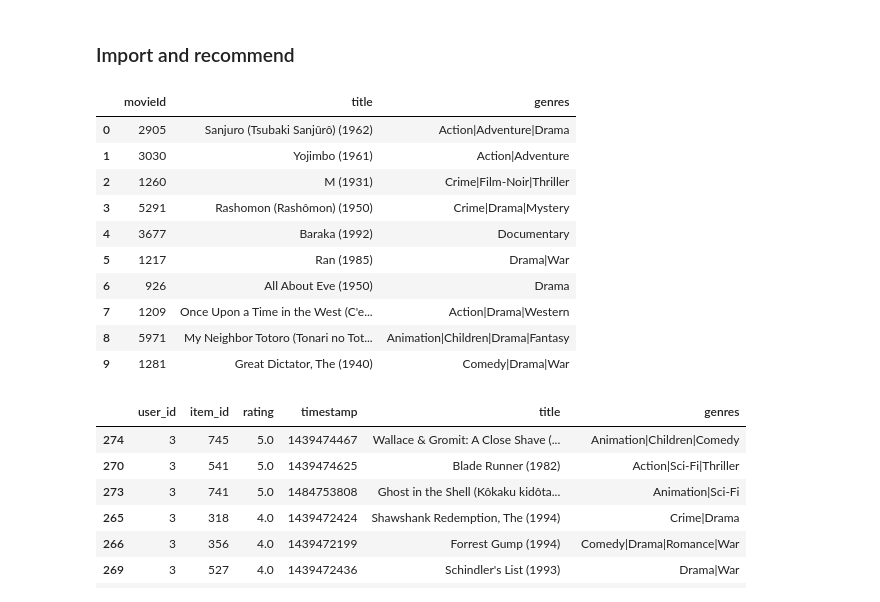
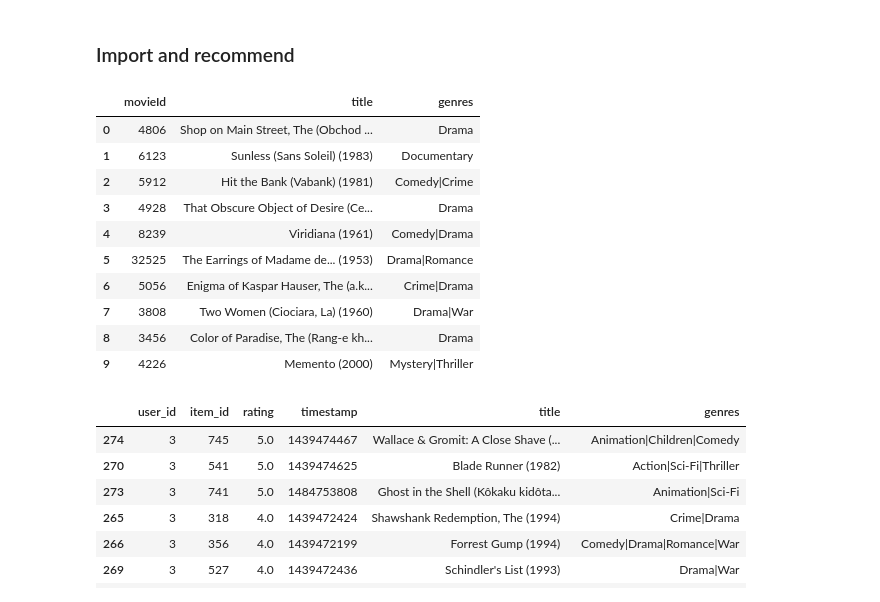
Before and after one commit to cellularegg/uas-soe-python-ss-2025, a Jupyter notebook: models/itembasecollfiltering.ipynb, the cells around one changed output. Drawn from its saved outputs; the diff is of its cells as text; code cells hidden in the pictures.

```diff
--- a/models/itembasecollfiltering.ipynb
+++ b/models/itembasecollfiltering.ipynb
@@ -69,7 +69,7 @@ from lenskit.data import from_interactions_df
 
 # convert df to a Dataset (new in LensKit 2025.2.0)
 # DOCS: https://lkpy.lenskit.org/stable/guide/data/
-lk_dataset = from_interactions_df(movies_ratings_filtered,
+lk_dataset = from_interactions_df(movies_ratings,
                                    user_col='userId',
                                    item_col='movieId',
                                    rating_col='rating',
@@ -495,32 +495,32 @@ with open(export_name, 'rb') as f:
 # %%
 from lenskit.data import RecQuery, ItemList
 
 # Suppose interactions_df is a pandas DataFrame of 10 rated movies for a user.
 # Ensure it has columns 'user_id', 'item_id', 'rating', etc. (rename if necessary).
-user_hist_df = movies_ratings_filtered[10:20].copy()
+user_hist_df = movies_ratings[10:20].copy()
 user_hist_df.rename(columns={'userId': 'user_id', 'movieId': 'item_id'}, inplace=True)
 
 # Create an ItemList for the user's history (dropping the user column):
 hist_items = ItemList.from_df(user_hist_df, keep_user=False)
 
 query = RecQuery(user_id=9999, user_items=hist_items)
 
 # Now get top-N recommendations for this query:
 rec = recommend(imported_model, query, n=10)
 rec_df = rec.to_df()
 rec_df.merge(movies, left_on='item_id', right_on='movieId', how='left')[['movieId', 'title', 'genres']]
 # %% [output]
 |  | movieId | title | genres |
-| 0 | 2905 | Sanjuro (Tsubaki Sanjûrô) (1962) | Action|Adventure|Drama |
-| 1 | 3030 | Yojimbo (1961) | Action|Adventure |
-| 2 | 1260 | M (1931) | Crime|Film-Noir|Thriller |
-| 3 | 5291 | Rashomon (Rashômon) (1950) | Crime|Drama|Mystery |
-| 4 | 3677 | Baraka (1992) | Documentary |
-| 5 | 1217 | Ran (1985) | Drama|War |
-| 6 | 926 | All About Eve (1950) | Drama |
-| 7 | 1209 | Once Upon a Time in the West (C'e... | Action|Drama|Western |
-| 8 | 5971 | My Neighbor Totoro (Tonari no Tot... | Animation|Children|Drama|Fantasy |
-| 9 | 1281 | Great Dictator, The (1940) | Comedy|Drama|War |
+| 0 | 4806 | Shop on Main Street, The (Obchod ... | Drama |
+| 1 | 6123 | Sunless (Sans Soleil) (1983) | Documentary |
+| 2 | 5912 | Hit the Bank (Vabank) (1981) | Comedy|Crime |
+| 3 | 4928 | That Obscure Object of Desire (Ce... | Drama |
+| 4 | 8239 | Viridiana (1961) | Comedy|Drama |
+| 5 | 32525 | The Earrings of Madame de... (1953) | Drama|Romance |
+| 6 | 5056 | Enigma of Kaspar Hauser, The (a.k... | Crime|Drama |
+| 7 | 3808 | Two Women (Ciociara, La) (1960) | Drama|War |
+| 8 | 3456 | Color of Paradise, The (Rang-e kh... | Drama |
+| 9 | 4226 | Memento (2000) | Mystery|Thriller |
 # %%
 user_hist_df.sort_values('rating', ascending=False)
 # %% [output]
```
Also changed, not shown: parts of 2 cells of this notebook.
